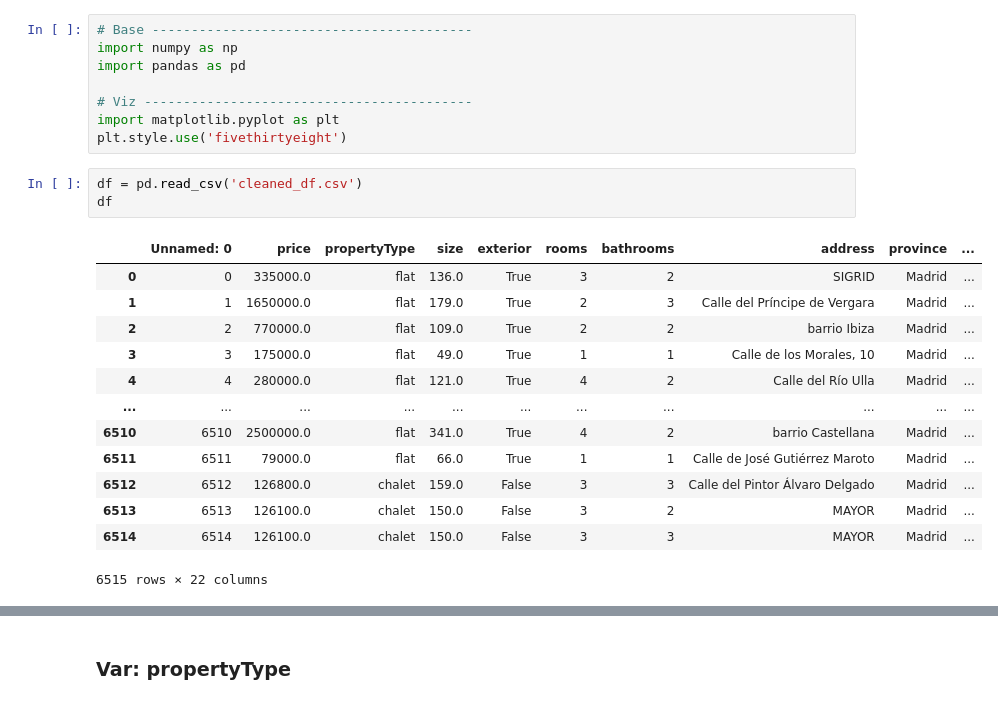
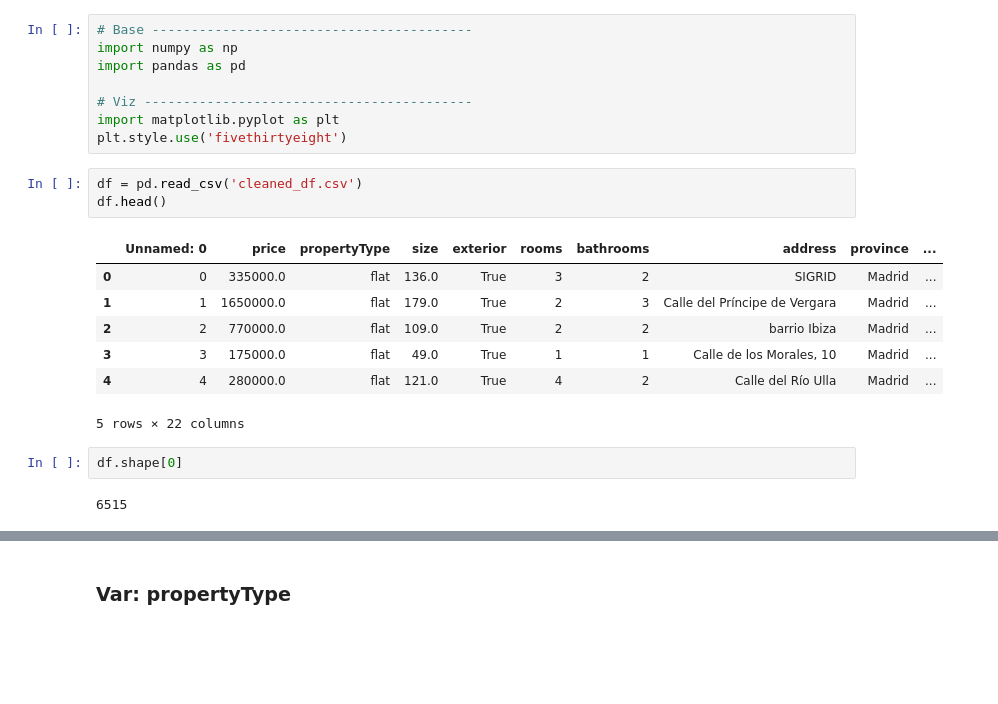
Before and after one commit to falba3/harmonia, a Jupyter notebook: AnalysisJuan.ipynb, the cells around one changed output, grey strips where cells are left out. Drawn from its saved outputs; the diff is of its cells as text; blank space fills up the shorter version.

```diff
--- a/AnalysisJuan.ipynb
+++ b/AnalysisJuan.ipynb
@@ -8,21 +8,19 @@ import matplotlib.pyplot as plt
 plt.style.use('fivethirtyeight')
 # %%
 df = pd.read_csv('cleaned_df.csv')
-df
+df.head()
 # %% [output]
 |  | Unnamed: 0 | price | propertyType | size | exterior | rooms | bathrooms | address | province | ... |
 | 0 | 0 | 335000.0 | flat | 136.0 | True | 3 | 2 | SIGRID | Madrid | ... |
 | 1 | 1 | 1650000.0 | flat | 179.0 | True | 2 | 3 | Calle del Príncipe de Vergara | Madrid | ... |
 | 2 | 2 | 770000.0 | flat | 109.0 | True | 2 | 2 | barrio Ibiza | Madrid | ... |
 | 3 | 3 | 175000.0 | flat | 49.0 | True | 1 | 1 | Calle de los Morales, 10 | Madrid | ... |
 | 4 | 4 | 280000.0 | flat | 121.0 | True | 4 | 2 | Calle del Río Ulla | Madrid | ... |
-| ... | ... | ... | ... | ... | ... | ... | ... | ... | ... | ... |
-| 6510 | 6510 | 2500000.0 | flat | 341.0 | True | 4 | 2 | barrio Castellana | Madrid | ... |
-| 6511 | 6511 | 79000.0 | flat | 66.0 | True | 1 | 1 | Calle de José Gutiérrez Maroto | Madrid | ... |
-| 6512 | 6512 | 126800.0 | chalet | 159.0 | False | 3 | 3 | Calle del Pintor Álvaro Delgado | Madrid | ... |
-| 6513 | 6513 | 126100.0 | chalet | 150.0 | False | 3 | 2 | MAYOR | Madrid | ... |
-| 6514 | 6514 | 126100.0 | chalet | 150.0 | False | 3 | 3 | MAYOR | Madrid | ... |
-6515 rows × 22 columns
+5 rows × 22 columns
+# %%
+df.shape[0]
+# %% [output]
+6515
 # %%
 list(df.columns)
 # %% [output]
```
Also changed, not shown: parts of 10 cells of this notebook, 1 other file.
